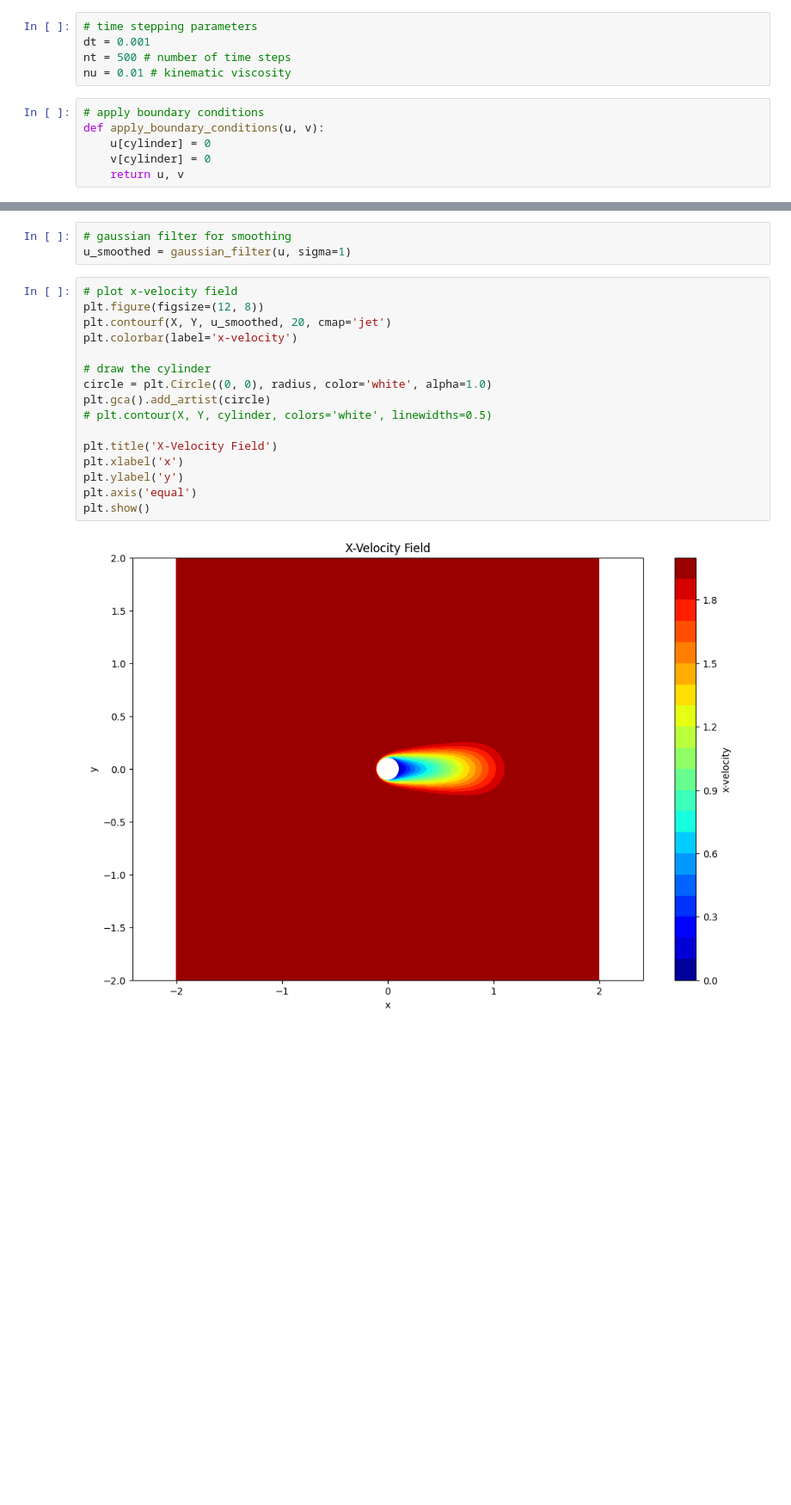
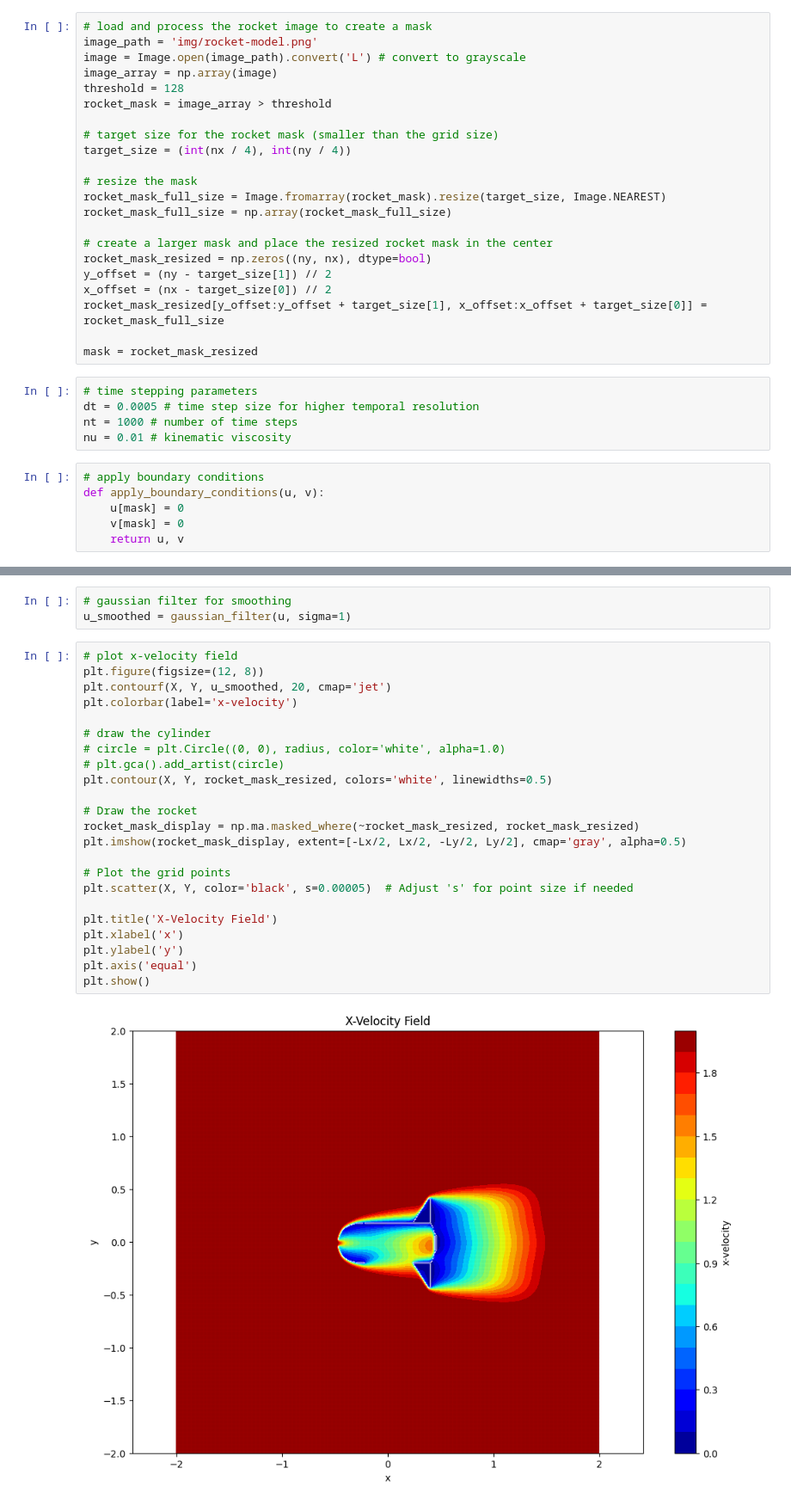
Before and after one commit to namberino/tvc-rocket-sim, a Jupyter notebook: laminar.ipynb, the cells around one changed output, grey strips where cells are left out. Shown: that part at 86% size. Drawn from its saved outputs; the diff is of its cells as text; blank space fills up the shorter version.

Commit message:
Add rocket model to laminar flow sim

```diff
--- a/laminar.ipynb
+++ b/laminar.ipynb
@@ -24,13 +29,35 @@ cylinder = (X**2 + Y**2) < radius**2
+# %%
+# load and process the rocket image to create a mask
+image_path = 'img/rocket-model.png'
+image = Image.open(image_path).convert('L') # convert to grayscale
+image_array = np.array(image)
+threshold = 128
+rocket_mask = image_array > threshold
+
+# target size for the rocket mask (smaller than the grid size)
+target_size = (int(nx / 4), int(ny / 4))
+
+# resize the mask
+rocket_mask_full_size = Image.fromarray(rocket_mask).resize(target_size, Image.NEAREST)
+rocket_mask_full_size = np.array(rocket_mask_full_size)
+
+# create a larger mask and place the resized rocket mask in the center
+rocket_mask_resized = np.zeros((ny, nx), dtype=bool)
+y_offset = (ny - target_size[1]) // 2
+x_offset = (nx - target_size[0]) // 2
+rocket_mask_resized[y_offset:y_offset + target_size[1], x_offset:x_offset + target_size[0]] = rocket_mask_full_size
+
+mask = rocket_mask_resized
 # %%
 # time stepping parameters
-dt = 0.001
-nt = 500 # number of time steps
+dt = 0.0005 # time step size for higher temporal resolution
+nt = 1000 # number of time steps
 nu = 0.01 # kinematic viscosity
 # %%
 # apply boundary conditions
 def apply_boundary_conditions(u, v):
-    u[cylinder] = 0
-    v[cylinder] = 0
+    u[mask] = 0
+    v[mask] = 0
     return u, v
 # %%
 # time stepping
@@ -59,18 +86,25 @@ u_smoothed = gaussian_filter(u, sigma=1)
 # %%
 # plot x-velocity field
 plt.figure(figsize=(12, 8))
 plt.contourf(X, Y, u_smoothed, 20, cmap='jet')
 plt.colorbar(label='x-velocity')
 
 # draw the cylinder
-circle = plt.Circle((0, 0), radius, color='white', alpha=1.0)
-plt.gca().add_artist(circle)
-# plt.contour(X, Y, cylinder, colors='white', linewidths=0.5)
+# circle = plt.Circle((0, 0), radius, color='white', alpha=1.0)
+# plt.gca().add_artist(circle)
+plt.contour(X, Y, rocket_mask_resized, colors='white', linewidths=0.5)
+
+# Draw the rocket
+rocket_mask_display = np.ma.masked_where(~rocket_mask_resized, rocket_mask_resized)
+plt.imshow(rocket_mask_display, extent=[-Lx/2, Lx/2, -Ly/2, Ly/2], cmap='gray', alpha=0.5)
+
+# Plot the grid points
+plt.scatter(X, Y, color='black', s=0.00005)  # Adjust 's' for point size if needed
 
 plt.title('X-Velocity Field')
 plt.xlabel('x')
 plt.ylabel('y')
 plt.axis('equal')
 plt.show()
 # %% [output]
-[figure, old version]
+[figure, new version]
```
Also changed, not shown: parts of 2 cells of this notebook, 1 other file.
